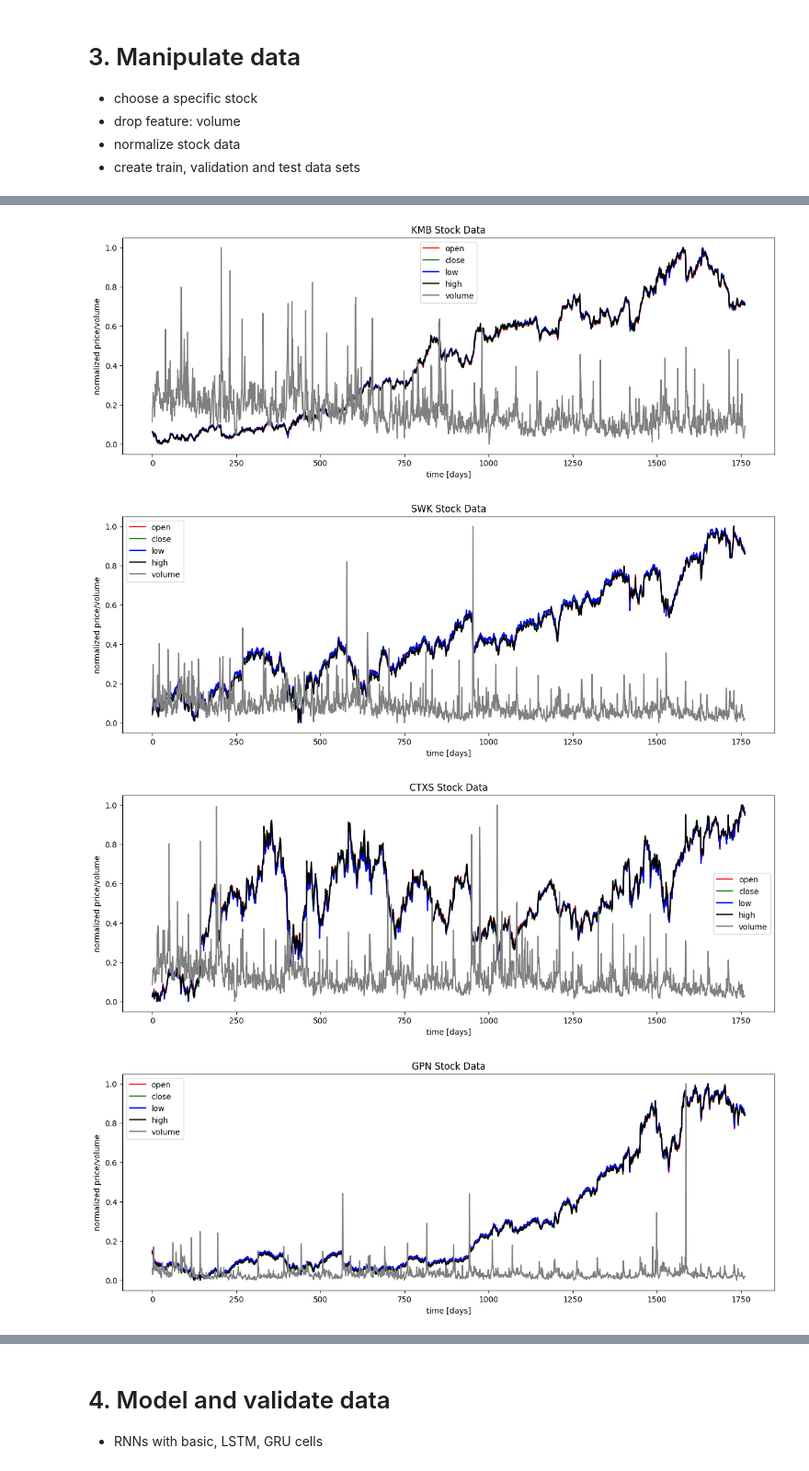
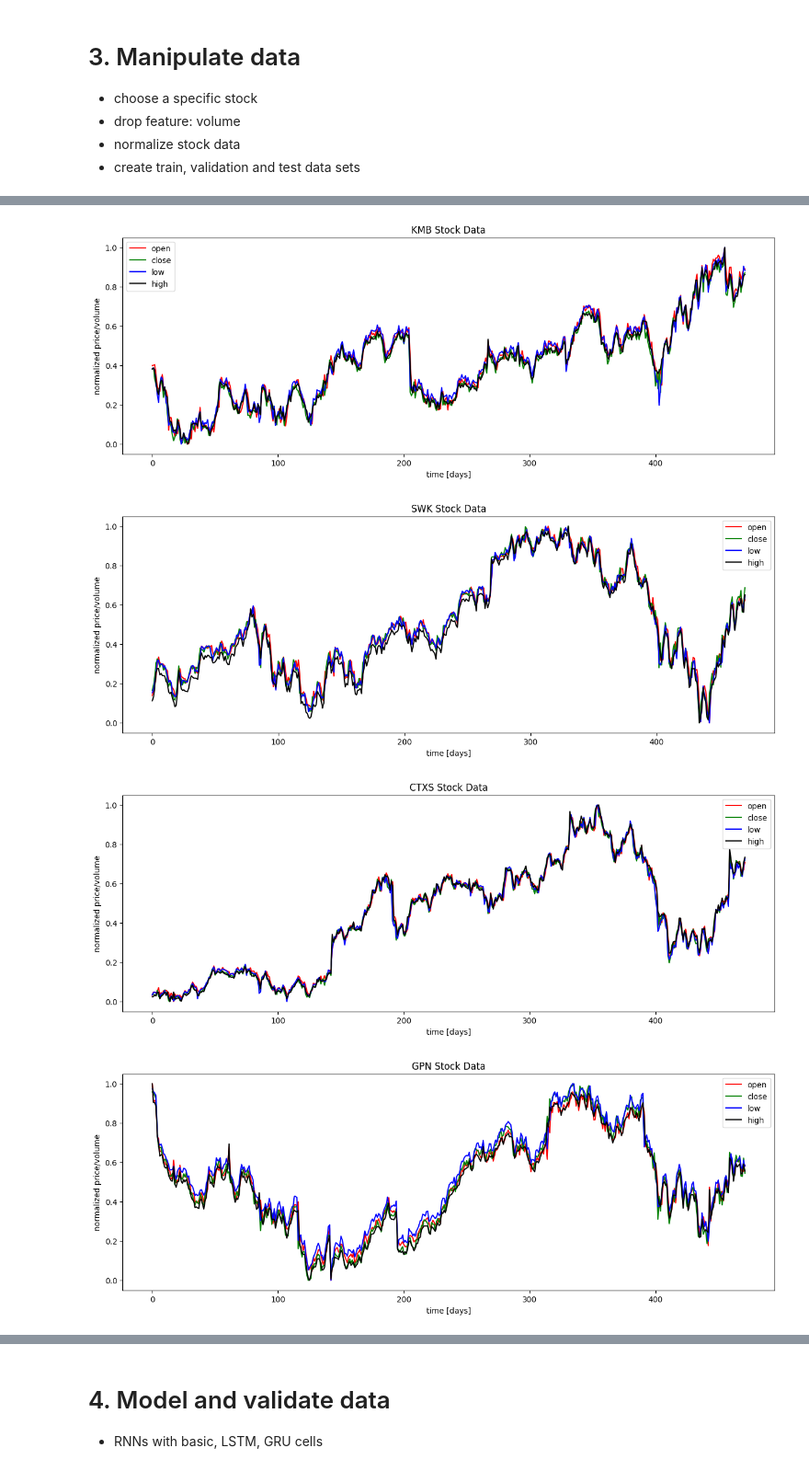
Before and after one commit to Derun-Chai/Assignment3, a Jupyter notebook: Assignment3.ipynb, the cells around one changed output, grey strips where cells are left out. Shown at 92% size. Cells and saved outputs as stored; diff of their text form; code cells hidden in the pictures.

```diff
--- a/Assignment3.ipynb
+++ b/Assignment3.ipynb
@@ -215,20 +215,29 @@ stocks = ['RIG', 'KMB', 'SWK', 'CTXS', 'GPN']
 
 # Initialize empty arrays for concatenating data
 x_trains, y_trains, x_valids, y_valids, x_tests, y_tests = [], [], [], [], [], []
-
+scalers = {}
 seq_len = 20 # Choose sequence length
 
 # Loop through each stock
 for stock in stocks:
-    df_stock = df[df.symbol == stock].copy()
-    df_stock.drop(['symbol'], 1, inplace=True)
+    df_stock = df[df['symbol'] == stock].copy()
+    df_stock.drop(labels=['symbol'], axis=1, inplace=True)  # Corrected to avoid FutureWarning
 
-    # Normalize stock data
-    df_stock_norm = normalize_data(df_stock.copy())
+    # Drop volume column if not needed
+    df_stock = df_stock.drop(columns=['volume'])
 
+    # Create a new scaler for each stock
+    scaler = sklearn.preprocessing.MinMaxScaler()
+    df_stock_norm = df_stock.copy()
+
+    # Normalize stock data without 'volume'
+    for col in df_stock_norm.columns:
+        df_stock_norm[col] = scaler.fit_transform(df_stock_norm[col].values.reshape(-1,1))
+
+    scalers[stock] = scaler
 
     # Create train, test, validation data
-    x_train, y_train, x_valid, y_valid, x_test, y_test = load_data(df_stock_norm, seq_len, 40, 20, 40)
+    x_train, y_train, x_valid, y_valid, x_test, y_test = load_data(df_stock_norm, seq_len, 80, 10, 10)
 
     # Append the data
     x_trains.append(x_train)
@@ -243,7 +252,6 @@ for stock in stocks:
     plt.plot(df_stock_norm.close.values, color='green', label='close')
     plt.plot(df_stock_norm.low.values, color='blue', label='low')
     plt.plot(df_stock_norm.high.values, color='black', label='high')
-    plt.plot(df_stock_norm.volume.values, color='gray', label='volume')
 
     plt.title(f'{stock} Stock Data')
     plt.xlabel('time [days]')
@@ -270,4 +278,4 @@ print('y_test.shape = ', y_test.shape)
-[figure, old version]
+[figure, new version]
-[figure, old version]
+[figure, new version]
-[figure, old version]
+[figure, new version]
-[figure, old version]
+[figure, new version]
```
Also changed, not shown: parts of 15 cells of this notebook.
